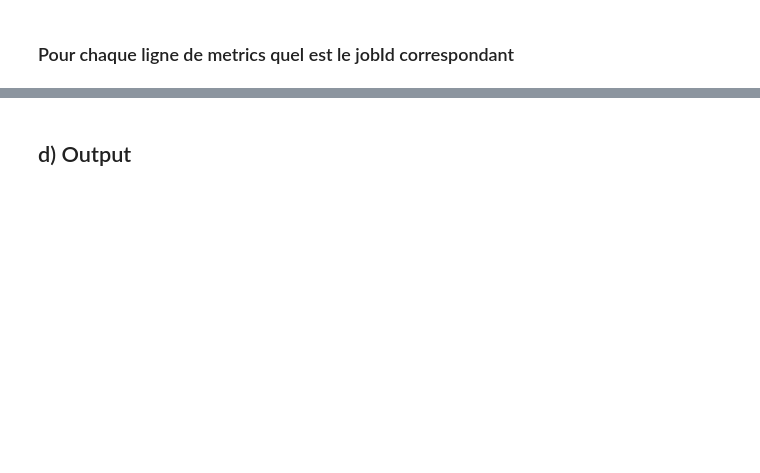
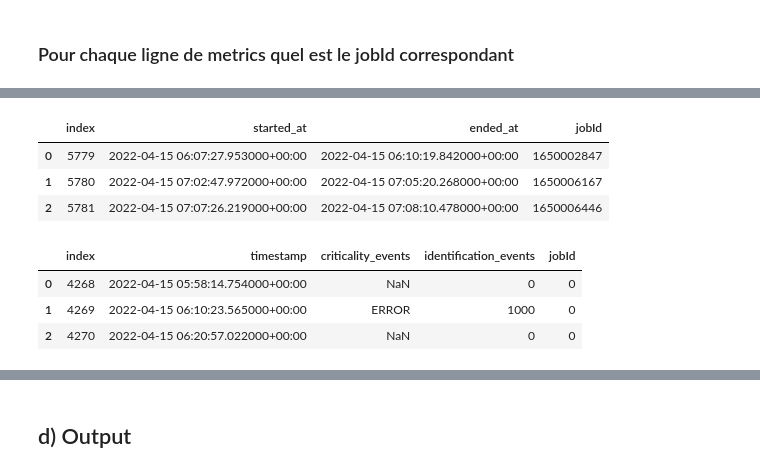
Before and after one commit to AranOribu/Prediction-Erreur-JetVarnish3DEvo, a Jupyter notebook: notebooks/07_merge_metrics_jobs_dataset.ipynb, the cells around one changed output, grey strips where cells are left out. Saved outputs shown, nothing was run; the diff lists cells and outputs as text; code cells hidden in the pictures; blank space fills up the shorter version.

```diff
--- a/notebooks/07_merge_metrics_jobs_dataset.ipynb
+++ b/notebooks/07_merge_metrics_jobs_dataset.ipynb
@@ -133,0 +188,16 @@ metrics_by_source.shape
+# %%
+# fonction permettant de reduire le nombre de ligne d'une classe à n lignes
+def balance_dataframe_by_identification(df, identification, n):
+    # on filtre les lignes du df qui ont la valeur criticality dans la colonne 'criticality_events'
+    identification_df = df[df['identification_events'] == identification]
+    # on selectionne un nombre aléatoire de lignes
+    identification_df_sample = identification_df.sample(n=n)
+    # on stoke les index des lignes du df qui ne sont pas dans le sample
+    index_to_delete = identification_df[~identification_df.index.isin(identification_df_sample.index)].index
+    # suppression des lignes exclu du sample
+    return df.drop(index_to_delete)
+# %%
+# on réduit le nombre de classe pour l'id 0
+metrics_reduced = balance_dataframe_by_identification(metrics_reduced,0,2845)
+# on vérifie la distribution par identification_events
+metrics_reduced['identification_events'].value_counts()
@@ -171,4 +232,5 @@ Name: criticality_events, dtype: int64
 # %% [markdown]
 # D. Création du datatset pour le pre-processing
-# %%
-metrics_reduced = metrics_by_identification.copy()
+# %%
+metrics_reduced['jobId'] = 0
+metrics_reduced.shape
@@ -286,0 +295,34 @@ See the caveats in the documentation: https://pandas.pydata.org/pandas-docs/stab
+# %%
+# DataFrame 1
+# avec les intervalles de temps
+dataframe1 = jobs_reduced[['started_at', 'ended_at', 'jobId']]
+# conversion des colonnes au format datetime
+cols_to_convert = ['started_at', 'ended_at']
+dataframe1[cols_to_convert] = dataframe1[cols_to_convert].apply(pd.to_datetime)
+dataframe1 = dataframe1.sort_values('started_at')
+dataframe1 = dataframe1.reset_index()
+dataframe1.head(3)
+# %% [output]
+|  | index | started_at | ended_at | jobId |
+| 0 | 5779 | 2022-04-15 06:07:27.953000+00:00 | 2022-04-15 06:10:19.842000+00:00 | 1650002847 |
+| 1 | 5780 | 2022-04-15 07:02:47.972000+00:00 | 2022-04-15 07:05:20.268000+00:00 | 1650006167 |
+| 2 | 5781 | 2022-04-15 07:07:26.219000+00:00 | 2022-04-15 07:08:10.478000+00:00 | 1650006446 |
+# %%
+# DataFrame 2
+# avec les valeurs de date
+dataframe2 = pd.DataFrame({
+    'timestamp': metrics_reduced['timestamp'].values,
+    'criticality_events': metrics_reduced['criticality_events'].values,
+    'identification_events': metrics_reduced['identification_events'].values,
+    'jobId': 0
+}, index=None)
+# conversion des colonnes au format datetime
+dataframe2['timestamp'] = pd.to_datetime(dataframe2['timestamp'])
+dataframe2 = dataframe2.sort_values('timestamp')
+dataframe2 = dataframe2.reset_index()
+dataframe2.head(3)
+# %% [output]
+|  | index | timestamp | criticality_events | identification_events | jobId |
+| 0 | 4268 | 2022-04-15 05:58:14.754000+00:00 | NaN | 0 | 0 |
+| 1 | 4269 | 2022-04-15 06:10:23.565000+00:00 | ERROR | 1000 | 0 |
+| 2 | 4270 | 2022-04-15 06:20:57.022000+00:00 | NaN | 0 | 0 |
```
Also changed, not shown: parts of 53 cells of this notebook, 4 other files.
